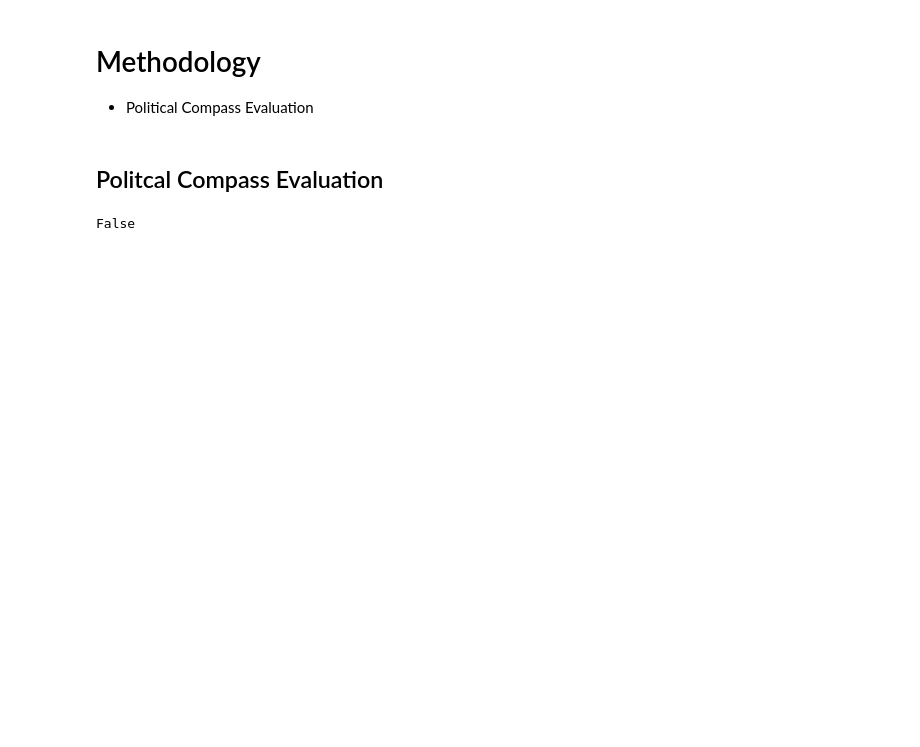
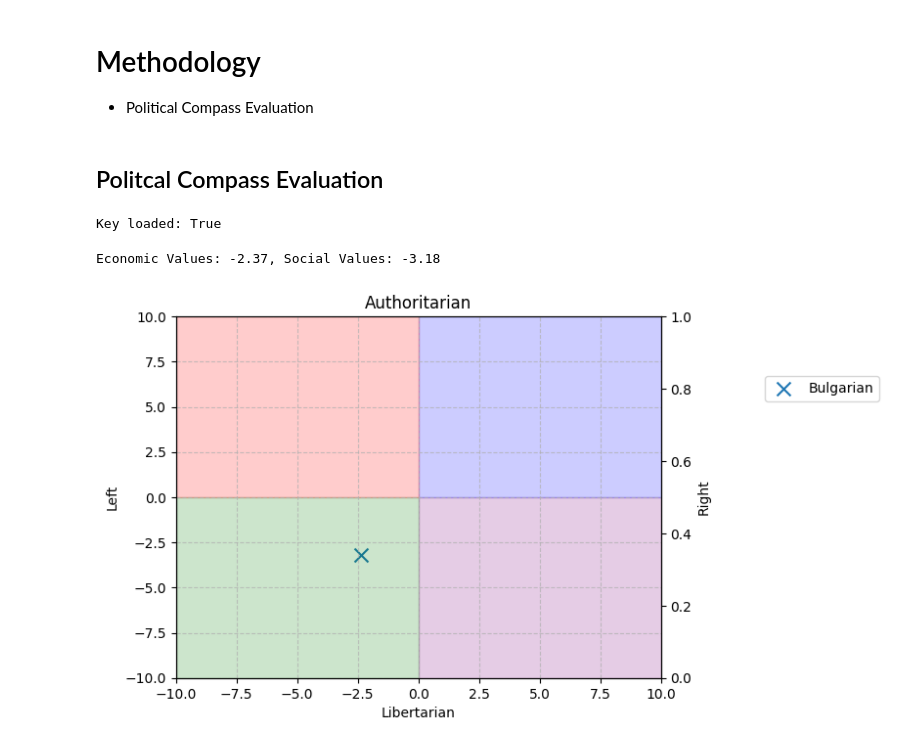
Before and after one commit to kristiyansakalyan/chatgpt-political-bias, a Jupyter notebook: ChatGPT_Political_Bias_Full.ipynb, the cells around one changed output. Saved outputs shown, nothing was run; the diff lists cells and outputs as text; code cells hidden in the pictures; blank space fills up the shorter version.

Commit message:
Visualization utils

```diff
--- a/ChatGPT_Political_Bias_Full.ipynb
+++ b/ChatGPT_Political_Bias_Full.ipynb
@@ -28,7 +37,26 @@ Chatbots powered by advanced artificial intelligence have become increasingly co
 # %%
-from dotenv import load_dotenv
+# Let's first start by setting up a .env file and loading your OpenAPI key
+
 # You need to create a .env file and add the openai api key there like:
 # OPENAI_API_KEY=<your-key>
 load_dotenv()
+print(f"Key loaded: {bool(os.environ.get("OPENAI_API_KEY", False))}")
 # %% [output]
-False
+Key loaded: True
+# %%
+# Now let's load the questions and evaluate GPT3.5.
+
+FILE_PATH = "political_compass_questions.txt"
+score_list = process_political_compass_questions(FILE_PATH)
+# %%
+valE, valS = calculate_political_compass_score(score_list)
+print(f"Economic Values: {valE}, Social Values: {valS}")
+# %% [output]
+Economic Values: -2.37, Social Values: -3.18
+# %%
+# Uncomment the next line if you don't have an OpenAI Key.
+# valE, valS = -2.37, -3.18
+
+visualize_political_compass([valE], [valS], ["Bulgarian"])
+# %% [output]
+[figure, added]
```
Also changed, not shown: parts of 3 cells of this notebook, 2 other files.
